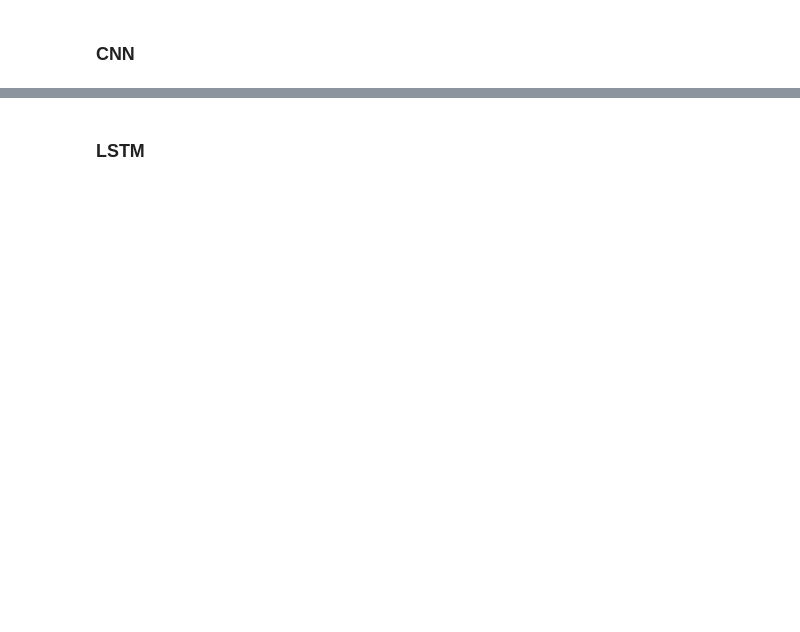
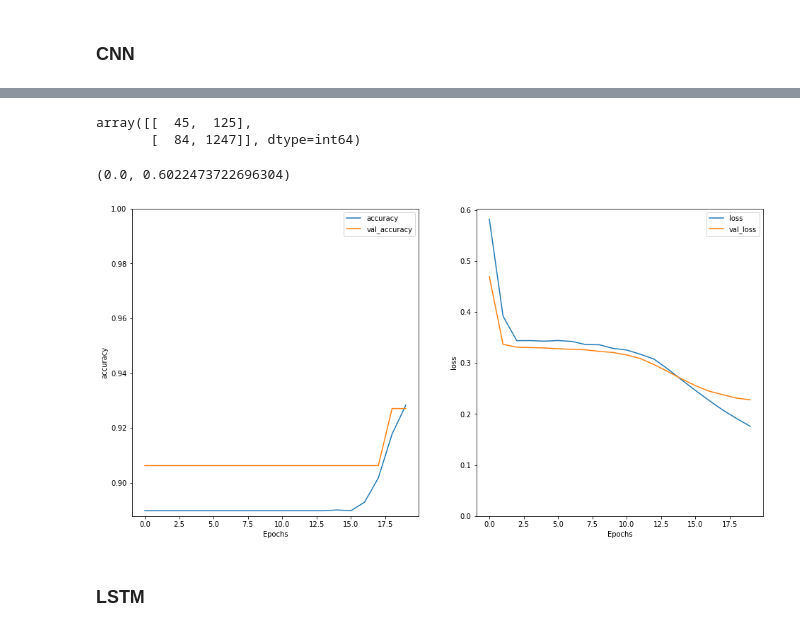
Before and after one commit to mariamaOlive/sentiment-analysis, a Jupyter notebook: classificadores.ipynb, the cells around one changed output, grey strips where cells are left out. Drawn from its saved outputs; the diff is of its cells as text; code cells hidden in the pictures; blank space fills up the shorter version.

```diff
--- a/classificadores.ipynb
+++ b/classificadores.ipynb
@@ -293,0 +307,7 @@ array(['', '[UNK]', 'tv', 'produto', 'controle', 'fácil', 'bem', 'bom',
+# %%
+VOCAB_SIZE = 1000
+encoder_1 = tf.keras.layers.TextVectorization(max_tokens=VOCAB_SIZE,
+                                            standardize=None
+                                            )
+#encoder.adapt(train_dataset.map(lambda text, label: text))
+encoder_1.adapt(X_train_join[1])
@@ -295,0 +443,15 @@ array(['', '[UNK]', 'tv', 'produto', 'controle', 'fácil', 'bem', 'bom',
+# %%
+model_CNN_1 = tf.keras.Sequential([
+    encoder_1,
+    tf.keras.layers.Embedding(
+        input_dim=len(encoder_1.get_vocabulary()),
+        output_dim=64,
+        # Use masking to handle the variable sequence lengths
+        mask_zero=True),
+    tf.keras.layers.Conv1D(filters=32, kernel_size=8, activation='relu'),
+    tf.keras.layers.MaxPool1D(pool_size=2),
+    #tf.keras.layers.Flatten(),
+    tf.keras.layers.Dense(32, activation='relu'),
+    tf.keras.layers.GlobalMaxPool1D(),
+    tf.keras.layers.Dense(1, activation='sigmoid')
+])
@@ -295,0 +478,10 @@ array(['', '[UNK]', 'tv', 'produto', 'controle', 'fácil', 'bem', 'bom',
+# %%
+model_CNN_1.compile(loss=tf.keras.losses.BinaryCrossentropy(from_logits=True),
+              optimizer=tf.keras.optimizers.Adam(1e-4),
+              metrics=['accuracy'])
+# %%
+history = model_CNN_1.fit(X_train_join[1], y_train, epochs=20,
+                    batch_size = 32,
+                    validation_data= (X_test_join[1], y_test),
+                    validation_steps=3
+                    )
@@ -296,3 +531,19 @@ array(['', '[UNK]', 'tv', 'produto', 'controle', 'fácil', 'bem', 'bom',
+# %%
+confusion_matrix(y_test, result)
+# %% [output]
+array([[  45,  125],
+       [  84, 1247]], dtype=int64)
+# %%
+plt.figure(figsize=(16, 8))
+plt.subplot(1, 2, 1)
+plot_graphs(history, 'accuracy')
+plt.ylim(None, 1)
+plt.subplot(1, 2, 2)
+plot_graphs(history, 'loss')
+plt.ylim(0, None)
+# %% [output]
+(0.0, 0.6022473722696304)
+[figure, added]
 # %% [markdown]
 ### LSTM
 # %%
```
Also changed, not shown: parts of 48 cells of this notebook.
